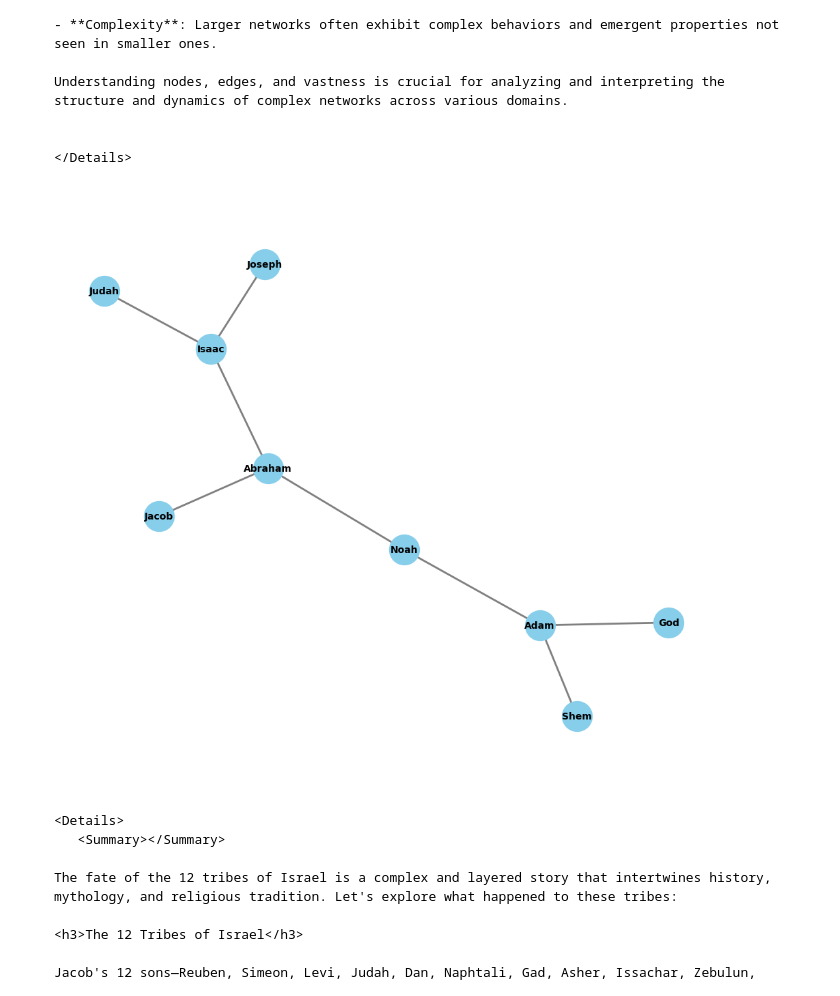
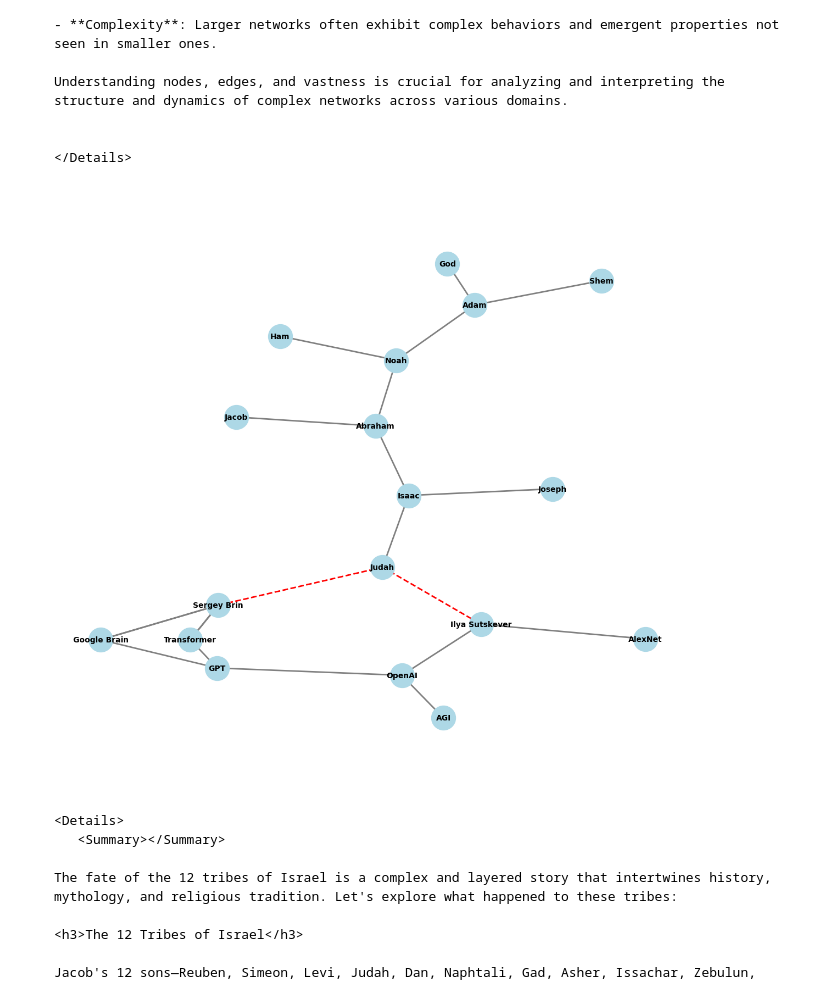
Before and after one commit to abikesa/graphtheory, a Jupyter notebook: kitabo/ensi/_build/jupyter_execute/graphs/graphs.ipynb, the cells around one changed output. Cells and saved outputs as stored; diff of their text form; code cells hidden in the pictures.

````diff
--- a/kitabo/ensi/_build/jupyter_execute/graphs/graphs.ipynb
+++ b/kitabo/ensi/_build/jupyter_execute/graphs/graphs.ipynb
@@ -685,46 +685,80 @@ def add_family_edges(G, parent, depth, names, scale=1):
 
         # Recursive call to add descendants of the current child
         add_family_edges(G, child, depth - 1, names, scale * 0.7)
 
-def create_family_fractal_tree():
+def create_extended_fractal_tree():
     G = nx.Graph()
 
     # Start with the initial node 'God'
     root = "God"
     G.add_node(root)
 
     # Add 'Adam' as a child of 'God'
     adam = "Adam"
     G.add_edge(root, adam)
 
-    # Define a list of tuples with children nodes for each patriarch
-    # The list format follows the depth level, each inner list represents children at that level
+    # Define a list of tuples with children nodes for each patriarch and modern figures
     descendants = [
         ["Noah", "Shem"],             # Children of Adam
-        ["Abraham"],                  # Children of Noah or Shem
+        ["Abraham", "Ham"],           # Children of Noah or Shem (adding Ham as Noah's second child)
         ["Isaac", "Jacob"],           # Children of Abraham
-        ["Judah", "Joseph"]           # Example: Children of Jacob, can continue as needed
-        # Further children can be added here to scale the fractal deeper
+        ["Judah", "Joseph"],          # Children of Jacob
+        ["Ilya Sutskever", "Sergey Brin"],# Modern "children" from Judah as missing links
+        ["OpenAI", "AlexNet"],        # AI organizations stemming from Ilya Sutskever
+        ["GPT", "AGI"],               # Further developments in AI
+        ["Google Brain", "Transformer"] # AI developments stemming from Sergey Brin
     ]
 
     # Generate edges recursively
     add_family_edges(G, adam, len(descendants), descendants)
 
+    # Manually add dashed edges to indicate "missing links"
+    G.add_edge("Judah", "Ilya Sutskever")  # Adding conceptual missing link
+    G.add_edge("Judah", "Sergey Brin")     # Adding conceptual missing link
+    G.add_edge("Sergey Brin", "Google Brain")  # Adding Sergey Brin's children
+    G.add_edge("Sergey Brin", "Transformer")   # Adding Sergey Brin's children
+
     return G
 
-# Generate the fractal family tree
-family_tree_graph = create_family_fractal_tree()
+# Generate the extended fractal tree
+extended_tree_graph = create_extended_fractal_tree()
 
 # Visualization
-plt.figure(figsize=(10, 8))
-pos = nx.spring_layout(family_tree_graph, seed=42)
-nx.draw(family_tree_graph, pos, with_labels=True, node_size=1000, node_color="skyblue", font_size=10, font_weight="bold", edge_color="grey", width=2)
+plt.figure(figsize=(12, 10))
+pos = nx.spring_layout(extended_tree_graph, seed=42)
 
-# Save the image or display it
+# Draw all solid edges first
+solid_edges = [edge for edge in extended_tree_graph.edges() if edge not in [("Judah", "Ilya Sutskever"), ("Judah", "Sergey Brin"), ("Sergey Brin", "Google Brain"), ("Sergey Brin", "Transformer")]]
+nx.draw(extended_tree_graph, pos, edgelist=solid_edges, with_labels=True, node_size=1000, node_color="lightblue", font_size=10, font_weight="bold", edge_color="grey", width=2)
+
+# Identify the "missing link" edges
+missing_link_edges = [("Judah", "Ilya Sutskever"), ("Judah", "Sergey Brin")]
+children_of_sergey_brin = [("Sergey Brin", "Google Brain"), ("Sergey Brin", "Transformer")]
+
+# Draw the missing link edges as dashed lines
+nx.draw_networkx_edges(
+    extended_tree_graph,
+    pos,
+    edgelist=missing_link_edges,
+    style="dashed",
+    edge_color="red",  # Optional: Color to distinguish it further
+    width=2
+)
+
+# Draw Sergey Brin's children edges as solid lines
+nx.draw_networkx_edges(
+    extended_tree_graph,
+    pos,
+    edgelist=children_of_sergey_brin,
+    style="solid",
+    edge_color="grey",
+    width=2
+)
+
 plt.axis('off')
 plt.show()
 # %% [output]
-[figure, old version]
+[figure, new version]
 # %% [markdown]
 ```{margin}
 
````
Also changed, not shown: 8 other files.
